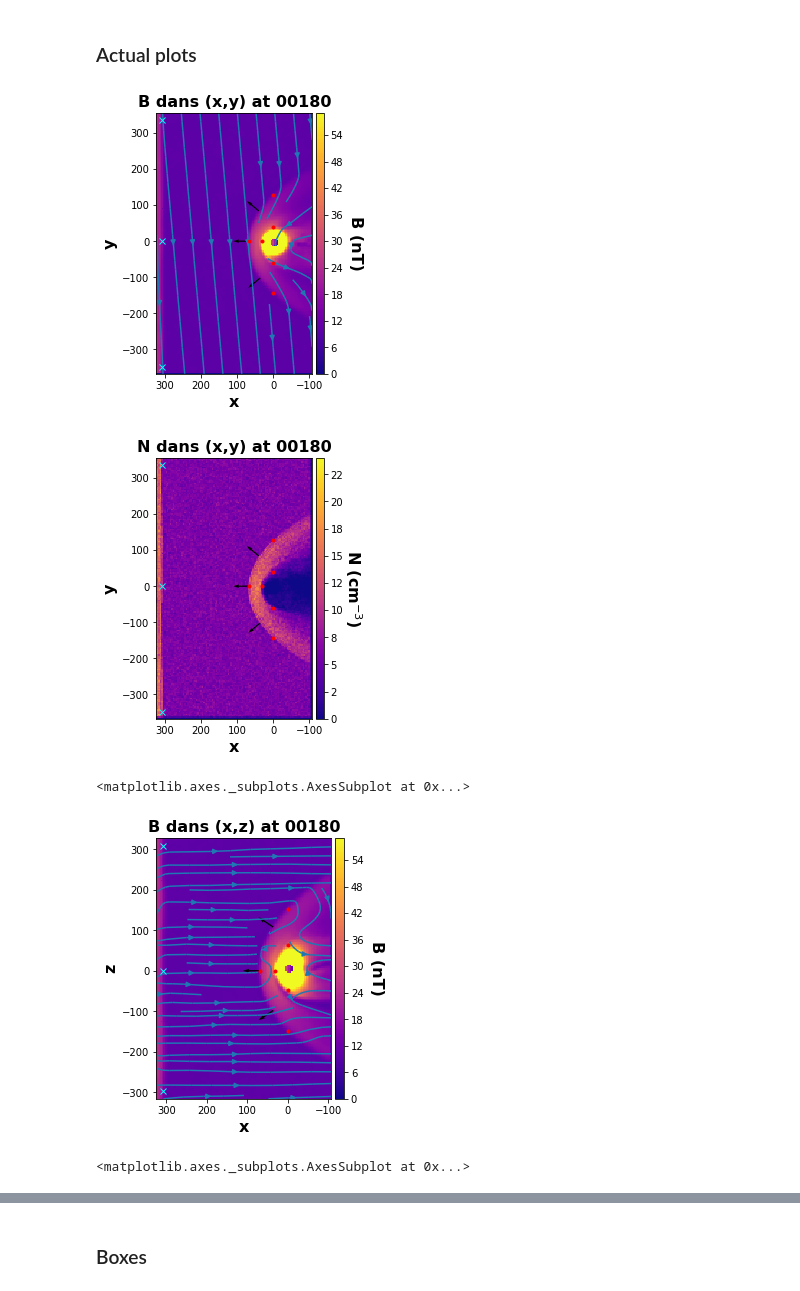
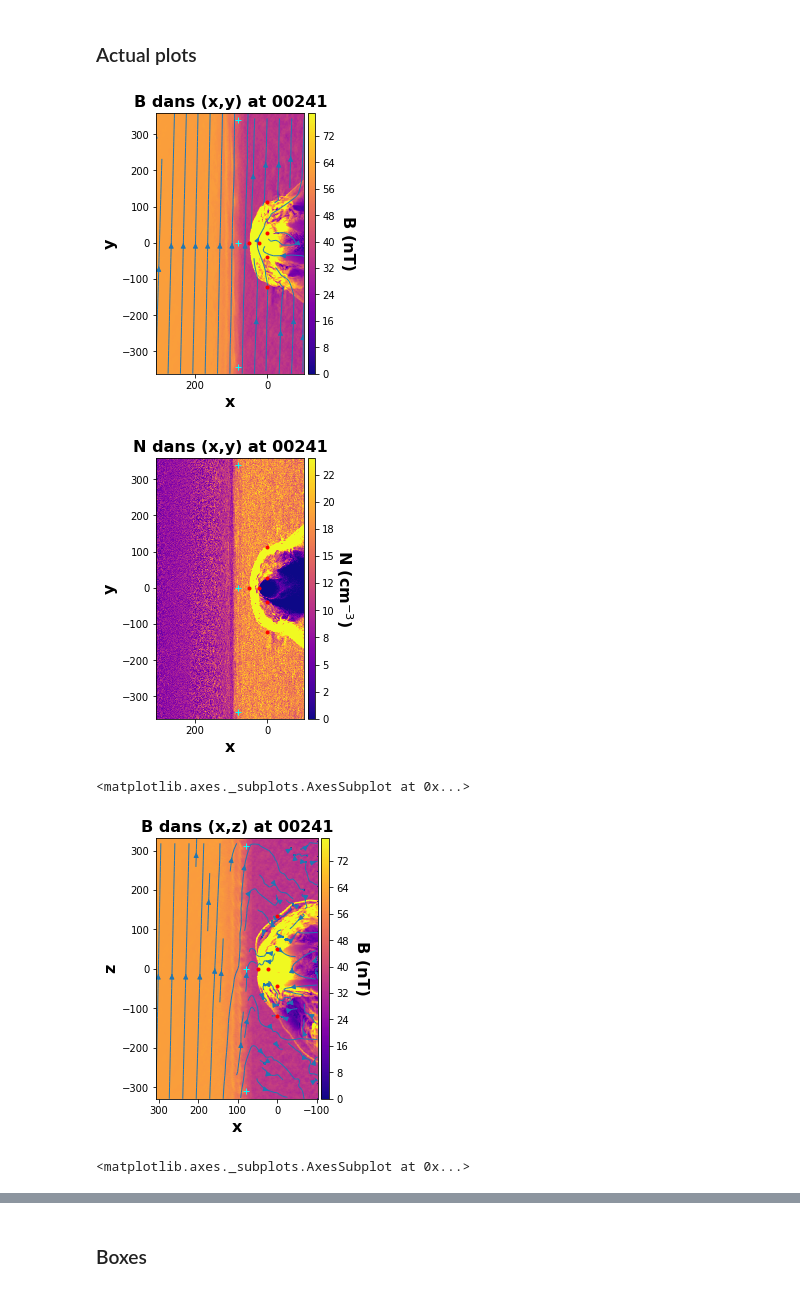
Before and after one commit to cmoissar/Jupyter-Notebooks, a Jupyter notebook: Story_Writer.ipynb, the cells around one changed output, grey strips where cells are left out. Drawn from its saved outputs; the diff is of its cells as text; code cells hidden in the pictures.

```diff
--- a/Story_Writer.ipynb
+++ b/Story_Writer.ipynb
@@ -139,10 +63,10 @@ rcParams["figure.figsize"] = [9.4, 4.8]
 Cluster = 'Zoidberg'
 Cluster = 'Curie'
 Cluster = 'Occ'
-run_name = '20_04_23_very_rough_big_one_Bz-By-_re' #'RUN_NAME'
+run_name = '20_07_07_big_one_1' #'RUN_NAME'
 
 loop = False #LOOP #(LOOP is a boolean)
-time = 180 #TIME
+time = 241# TIME
 time = '%05d' % time    # Change the time to string format, needed by functions
 
 filepath = '../' + Cluster + '/' + run_name + '/ncfiles/'
@@ -158,8 +82,8 @@ print(f'time dump (in 1/omega_ci): {time}')
 
 #This is used by the functions find_ip_shock(N, V) and find_mc_leading_edge(B)
 metadata = {'t_shock_entrance' : 130,
-            't_shock_exit'     : 220,
+            't_shock_exit'     : 240,
             't_MC_entrance'    : 130,
-            't_MC_exit'        : 260}
+            't_MC_exit'        : 270}
 #todo: autodefine t_collision? maybe from story_reader will be easier, as lines will cross on the multivariate plot
 # %% [output]
@@ -812,30 +949,32 @@ mag_B = np.sqrt( Bx[:,:,nz0]**2
                 +Bz[:,:,nz0]**2 )
 
 magplot = MD.plot_colormap(mag_B, title = f'B dans (x,y) at {time}', label = 'B (nT)', plane = 'xy',
-                 ratio_max_to_med = 1.4, with_dots = True, normales = normales_xy, loop = loop,
+                 ratio_max_to_med = 1.4, with_dots = True, normales = None, loop = loop,
                  save_dir = storing_directory, t_label = time_label,
-                 zoom = zoom, streamplot = True, Bx = Bx[:,:,nz0], Bj = By[:,:,nz0])
+                 zoom = zoom, density = 1.5,
+                 streamplot = True, Bx = Bx[:,:,nz0], Bj = By[:,:,nz0])
 # %% [output]
-[figure, old version]
+[figure, new version]
 # %%
 MD.plot_colormap(N[:,:,nz0], f'N dans (x,y) at {time}', r'N (cm$^{-3}$)', 'xy',
-                 with_dots = True, normales = normales_xy, loop = loop,
+                 with_dots = True, normales = None, loop = loop,
                  save_dir = storing_directory, t_label = time_label,
                  zoom = zoom)
 # %% [output]
-[figure, old version]
+[figure, new version]
 <matplotlib.axes._subplots.AxesSubplot at 0x...>
 # %%
 mag_B = np.sqrt( Bx[:,ny0,:]**2
                 +By[:,ny0,:]**2
                 +Bz[:,ny0,:]**2 )
 
 MD.plot_colormap(mag_B, f'B dans (x,z) at {time}', 'B (nT)', 'xz',
-                 ratio_max_to_med = 1.4, with_dots = True, normales = normales_xz, loop = loop,
+                 ratio_max_to_med = 1.4, with_dots = True, normales = None, loop = loop,
                  save_dir = storing_directory, t_label = time_label,
-                 zoom = zoom, streamplot = True, Bx = Bx[:,ny0,:], Bj = Bz[:,ny0,:])
+                 zoom = zoom, density = 1.5,
+                 streamplot = True, Bx = Bx[:,ny0,:], Bj = Bz[:,ny0,:])
 # %% [output]
-[figure, old version]
+[figure, new version]
 <matplotlib.axes._subplots.AxesSubplot at 0x...>
 # %%
 MD.plot_colormap(N[:,ny0,:], f'N dans (x,z) at {time}', r'N (cm$^{-3}$)', 'xz',
```
Also changed, not shown: parts of 52 cells of this notebook, 4 other files.
